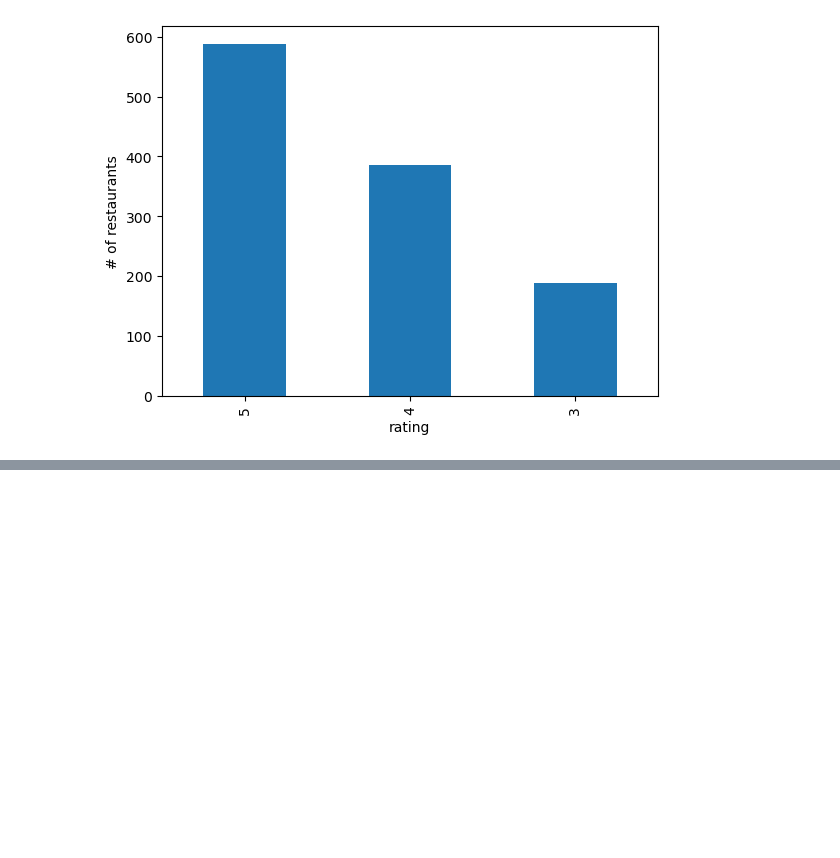
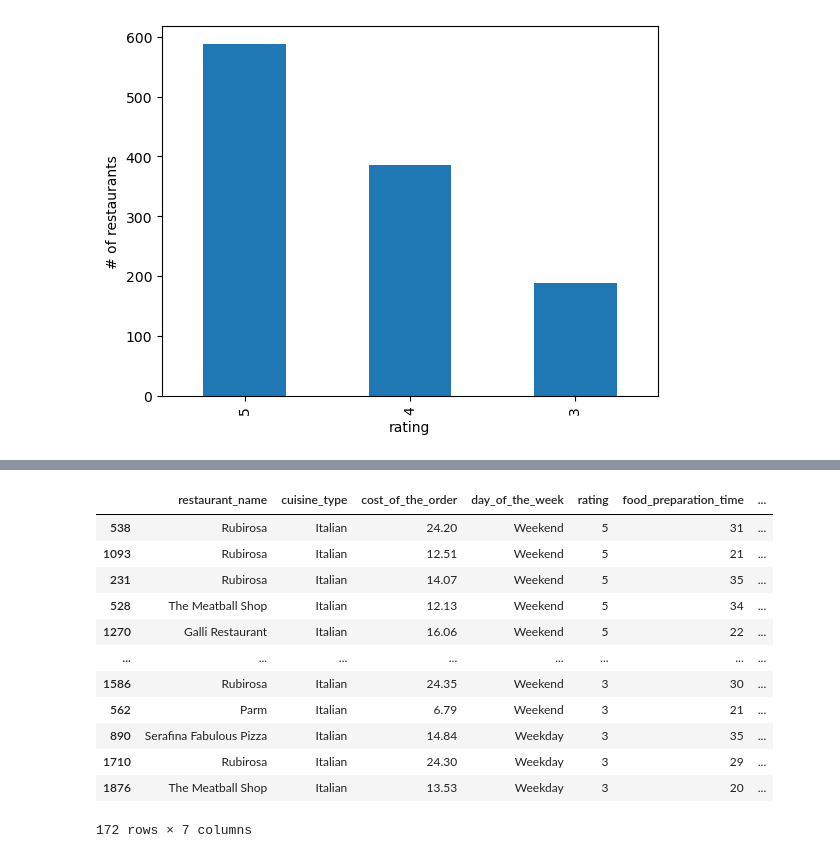
Before and after one commit to WanessaEdmond/GroupProjectFoodies, a Jupyter notebook: ny_foodies.ipynb, the cells around one changed output, grey strips where cells are left out. Drawn from its saved outputs; the diff is of its cells as text; code cells hidden in the pictures; blank space fills up the shorter version.

```diff
--- a/ny_foodies.ipynb
+++ b/ny_foodies.ipynb
@@ -298,0 +334,19 @@ five_star_rating3
+# %%
+#Best Italian Restaurant with fastest delivery time
+five_star_rating50=Clean_data.loc[Clean_data['cuisine_type']=='Italian']
+five_star_rating5=five_star_rating50.sort_values(['rating', 'delivery_time'], ascending=[False, True])
+five_star_rating5
+# %% [output]
+|  | restaurant_name | cuisine_type | cost_of_the_order | day_of_the_week | rating | food_preparation_time | ... |
+| 538 | Rubirosa | Italian | 24.20 | Weekend | 5 | 31 | ... |
+| 1093 | Rubirosa | Italian | 12.51 | Weekend | 5 | 21 | ... |
+| 231 | Rubirosa | Italian | 14.07 | Weekend | 5 | 35 | ... |
+| 528 | The Meatball Shop | Italian | 12.13 | Weekend | 5 | 34 | ... |
+| 1270 | Galli Restaurant | Italian | 16.06 | Weekend | 5 | 22 | ... |
+| ... | ... | ... | ... | ... | ... | ... | ... |
+| 1586 | Rubirosa | Italian | 24.35 | Weekend | 3 | 30 | ... |
+| 562 | Parm | Italian | 6.79 | Weekend | 3 | 21 | ... |
+| 890 | Serafina Fabulous Pizza | Italian | 14.84 | Weekday | 3 | 35 | ... |
+| 1710 | Rubirosa | Italian | 24.30 | Weekday | 3 | 29 | ... |
+| 1876 | The Meatball Shop | Italian | 13.53 | Weekday | 3 | 20 | ... |
+172 rows × 7 columns
```
Also changed, not shown: parts of 9 cells of this notebook.
